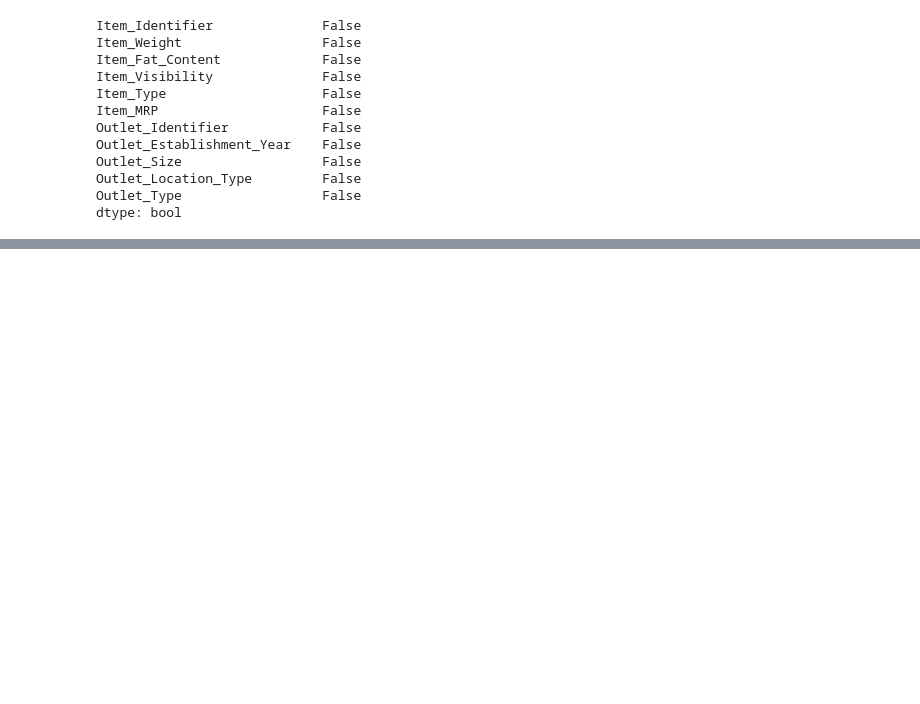
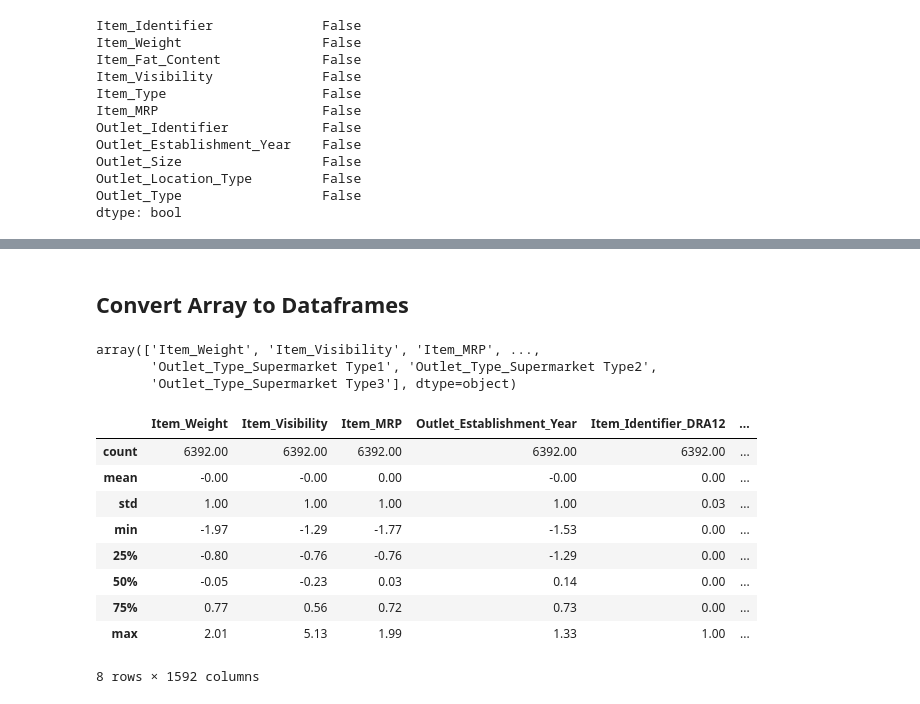
Before and after one commit to tjbingamon/Prediction-of-Product-Sales, a Jupyter notebook: Prediction_of_Product_Sales.ipynb, the cells around one changed output, grey strips where cells are left out. Saved outputs shown, nothing was run; the diff lists cells and outputs as text; code cells hidden in the pictures; blank space fills up the shorter version.

```diff
--- a/Prediction_of_Product_Sales.ipynb
+++ b/Prediction_of_Product_Sales.ipynb
@@ -637,0 +849,3 @@ dtype: bool
+# %%
+#Fit on Training data
+preprocessor.fit(X_train)
@@ -637,0 +868,4 @@ dtype: bool
+# %%
+# Transform Train and Test
+X_train_processed = preprocessor.transform(X_train)
+X_test_processed = preprocessor.transform(X_test)
@@ -637,0 +921,33 @@ dtype: bool
+# %% [markdown]
+## Convert Array to Dataframes
+# %%
+# Create dataframes from the processed arrays
+cols = preprocessor.get_feature_names_out()
+# %%
+X_train_processed_df = pd.DataFrame(X_train_processed,
+                          columns = cols,
+                          index = X_train.index)
+
+X_test_processed_df = pd.DataFrame(X_test_processed,
+                         columns = cols,
+                         index = X_test.index)
+# %%
+cols
+# %% [output]
+array(['Item_Weight', 'Item_Visibility', 'Item_MRP', ...,
+       'Outlet_Type_Supermarket Type1', 'Outlet_Type_Supermarket Type2',
+       'Outlet_Type_Supermarket Type3'], dtype=object)
+# %%
+#View X_train results
+X_train_processed_df.describe().round(2)
+# %% [output]
+|  | Item_Weight | Item_Visibility | Item_MRP | Outlet_Establishment_Year | Item_Identifier_DRA12 | ... |
+| count | 6392.00 | 6392.00 | 6392.00 | 6392.00 | 6392.00 | ... |
+| mean | -0.00 | -0.00 | 0.00 | -0.00 | 0.00 | ... |
+| std | 1.00 | 1.00 | 1.00 | 1.00 | 0.03 | ... |
+| min | -1.97 | -1.29 | -1.77 | -1.53 | 0.00 | ... |
+| 25% | -0.80 | -0.76 | -0.76 | -1.29 | 0.00 | ... |
+| 50% | -0.05 | -0.23 | 0.03 | 0.14 | 0.00 | ... |
+| 75% | 0.77 | 0.56 | 0.72 | 0.73 | 0.00 | ... |
+| max | 2.01 | 5.13 | 1.99 | 1.33 | 1.00 | ... |
+8 rows × 1592 columns
```
Also changed, not shown: parts of 59 cells of this notebook.
